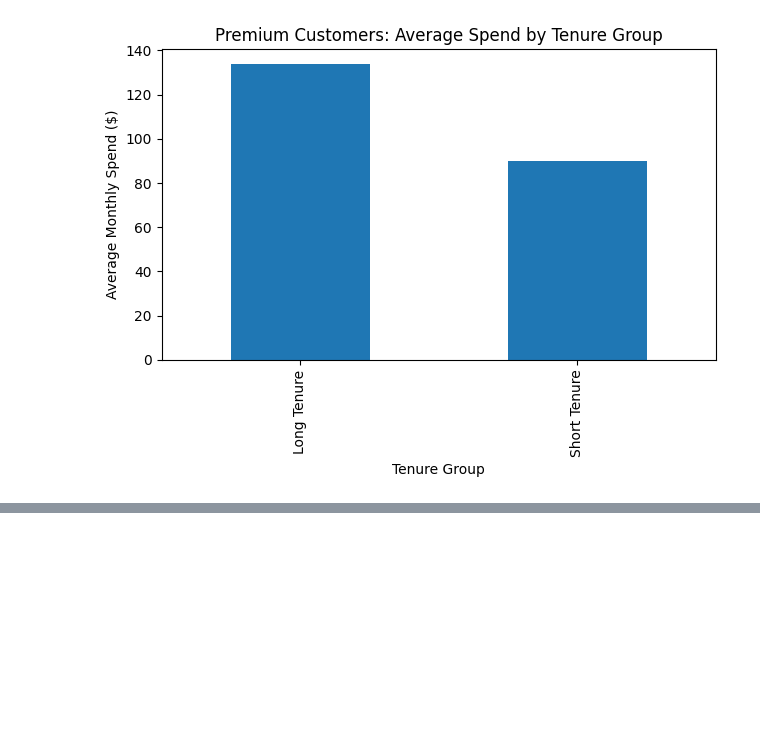
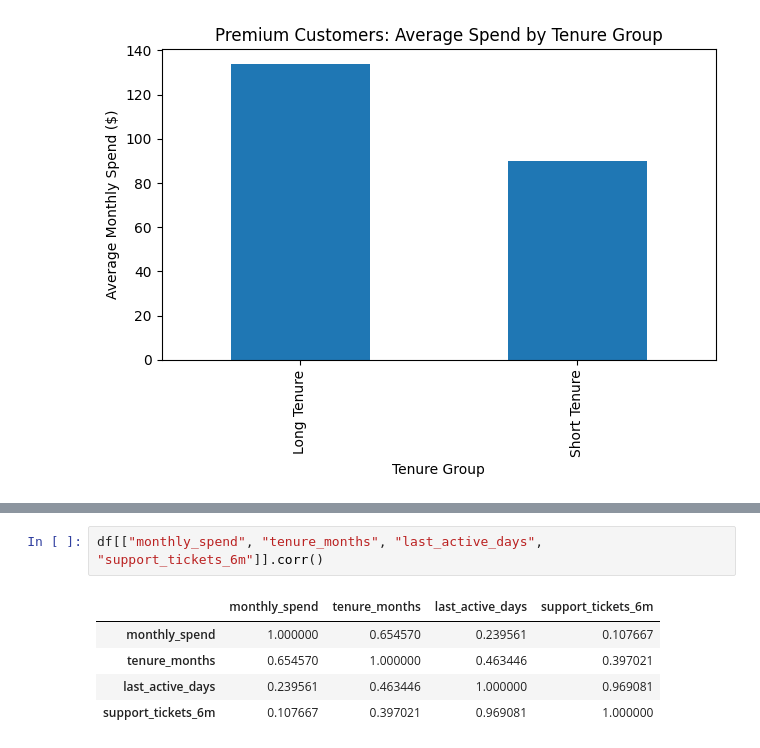
Before and after one commit to jae-notes/customer-behavior-analysis, a Jupyter notebook: analysis/01_initial_exploration.ipynb, the cells around one changed output, grey strips where cells are left out. Drawn from its saved outputs; the diff is of its cells as text; blank space fills up the shorter version.

```diff
--- a/analysis/01_initial_exploration.ipynb
+++ b/analysis/01_initial_exploration.ipynb
@@ -183,0 +257,8 @@ plt.show()
+# %%
+df[["monthly_spend", "tenure_months", "last_active_days", "support_tickets_6m"]].corr()
+# %% [output]
+|  | monthly_spend | tenure_months | last_active_days | support_tickets_6m |
+| monthly_spend | 1.000000 | 0.654570 | 0.239561 | 0.107667 |
+| tenure_months | 0.654570 | 1.000000 | 0.463446 | 0.397021 |
+| last_active_days | 0.239561 | 0.463446 | 1.000000 | 0.969081 |
+| support_tickets_6m | 0.107667 | 0.397021 | 0.969081 | 1.000000 |
```
Also changed, not shown: parts of 14 cells of this notebook.
